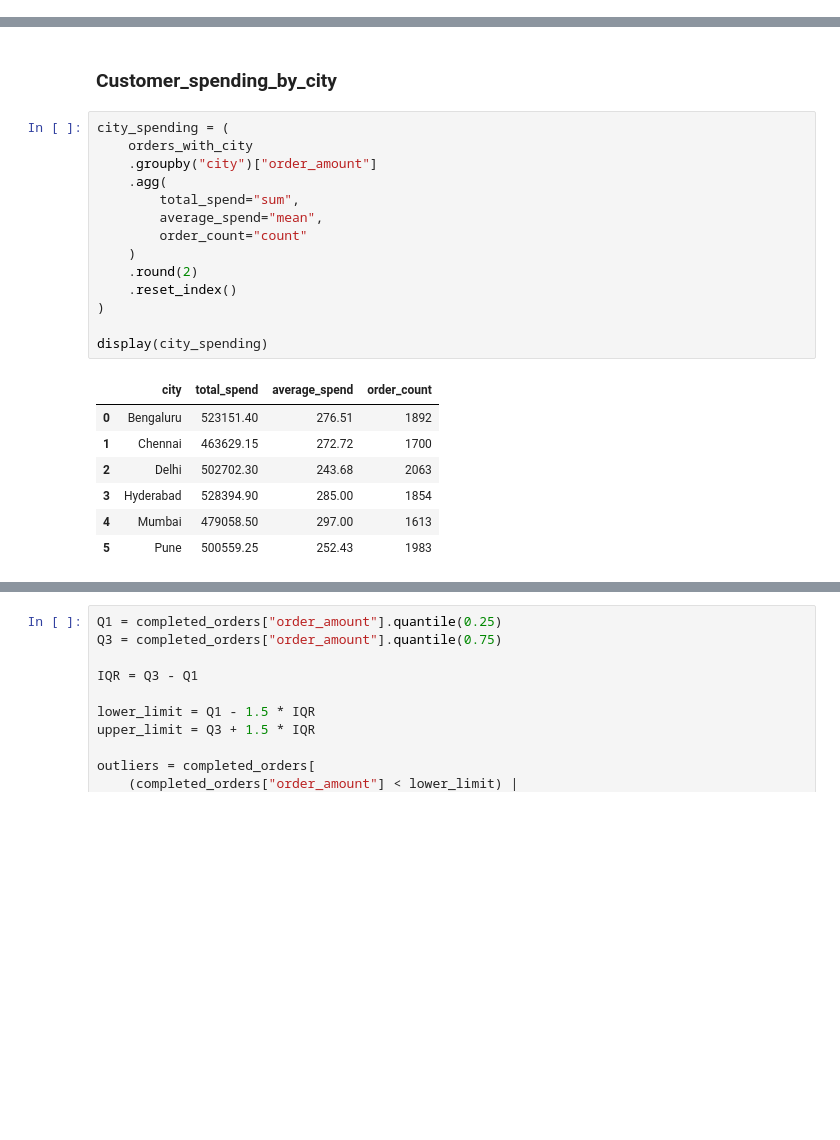
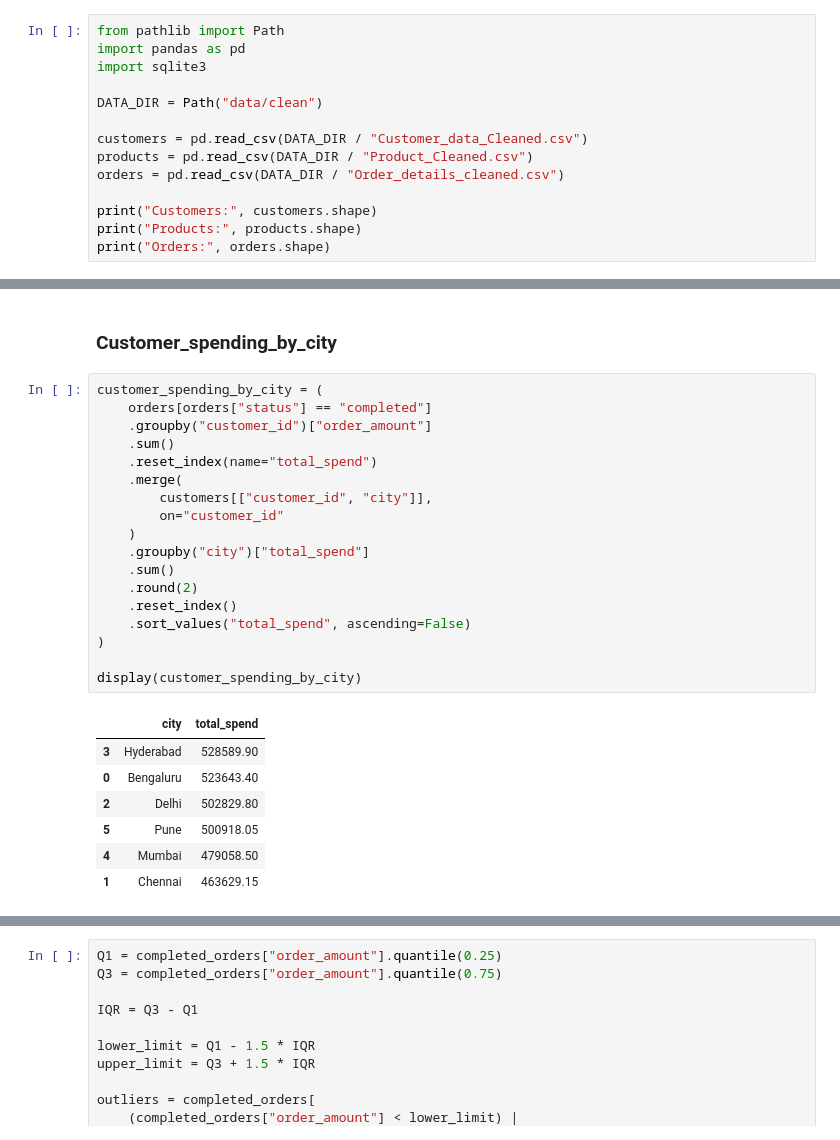
Before and after one commit to Praveenkumarasdeveloper/Instamart_Copilot, a Jupyter notebook: Part_A_SQL_Database.ipynb, the cells around one changed output, grey strips where cells are left out. Saved outputs shown, nothing was run; the diff lists cells and outputs as text; blank space fills up the shorter version.

Commit message:
Complete Part A data cleaning and validation

```diff
--- a/Part_A_SQL_Database.ipynb
+++ b/Part_A_SQL_Database.ipynb
@@ -46,0 +13,14 @@ import sqlite3
+# %%
+from pathlib import Path
+import pandas as pd
+import sqlite3
+
+DATA_DIR = Path("data/clean")
+
+customers = pd.read_csv(DATA_DIR / "Customer_data_Cleaned.csv")
+products = pd.read_csv(DATA_DIR / "Product_Cleaned.csv")
+orders = pd.read_csv(DATA_DIR / "Order_details_cleaned.csv")
+
+print("Customers:", customers.shape)
+print("Products:", products.shape)
+print("Orders:", orders.shape)
@@ -683,27 +496,31 @@ display(city_category_revenue.round(2))
 # %% [markdown]
 ### Customer_spending_by_city
 # %%
-city_spending = (
-    orders_with_city
-    .groupby("city")["order_amount"]
-    .agg(
-        total_spend="sum",
-        average_spend="mean",
-        order_count="count"
+customer_spending_by_city = (
+    orders[orders["status"] == "completed"]
+    .groupby("customer_id")["order_amount"]
+    .sum()
+    .reset_index(name="total_spend")
+    .merge(
+        customers[["customer_id", "city"]],
+        on="customer_id"
     )
+    .groupby("city")["total_spend"]
+    .sum()
     .round(2)
     .reset_index()
+    .sort_values("total_spend", ascending=False)
 )
 
-display(city_spending)
+display(customer_spending_by_city)
 # %% [output]
-|  | city | total_spend | average_spend | order_count |
-| 0 | Bengaluru | 523151.40 | 276.51 | 1892 |
-| 1 | Chennai | 463629.15 | 272.72 | 1700 |
-| 2 | Delhi | 502702.30 | 243.68 | 2063 |
-| 3 | Hyderabad | 528394.90 | 285.00 | 1854 |
-| 4 | Mumbai | 479058.50 | 297.00 | 1613 |
-| 5 | Pune | 500559.25 | 252.43 | 1983 |
+|  | city | total_spend |
+| 3 | Hyderabad | 528589.90 |
+| 0 | Bengaluru | 523643.40 |
+| 2 | Delhi | 502829.80 |
+| 5 | Pune | 500918.05 |
+| 4 | Mumbai | 479058.50 |
+| 1 | Chennai | 463629.15 |
 # %%
 amount_stats = completed_orders["order_amount"].describe()
 
```
Also changed, not shown: parts of 27 cells of this notebook, 7 other files.
